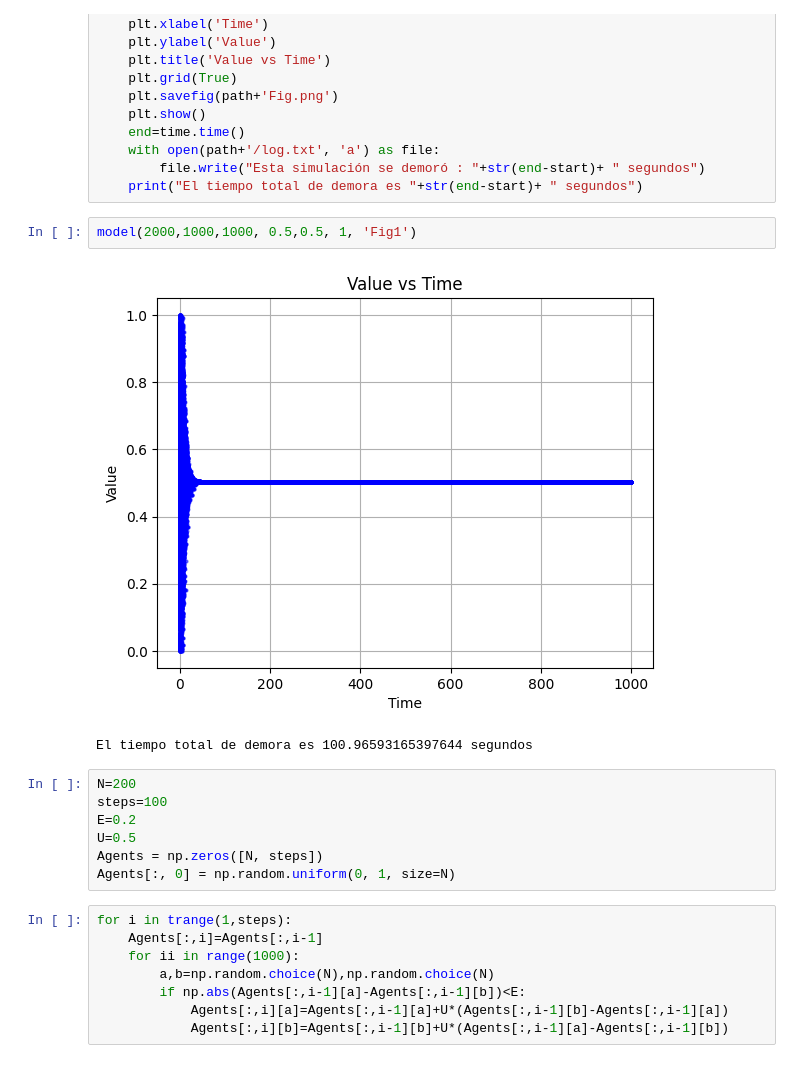
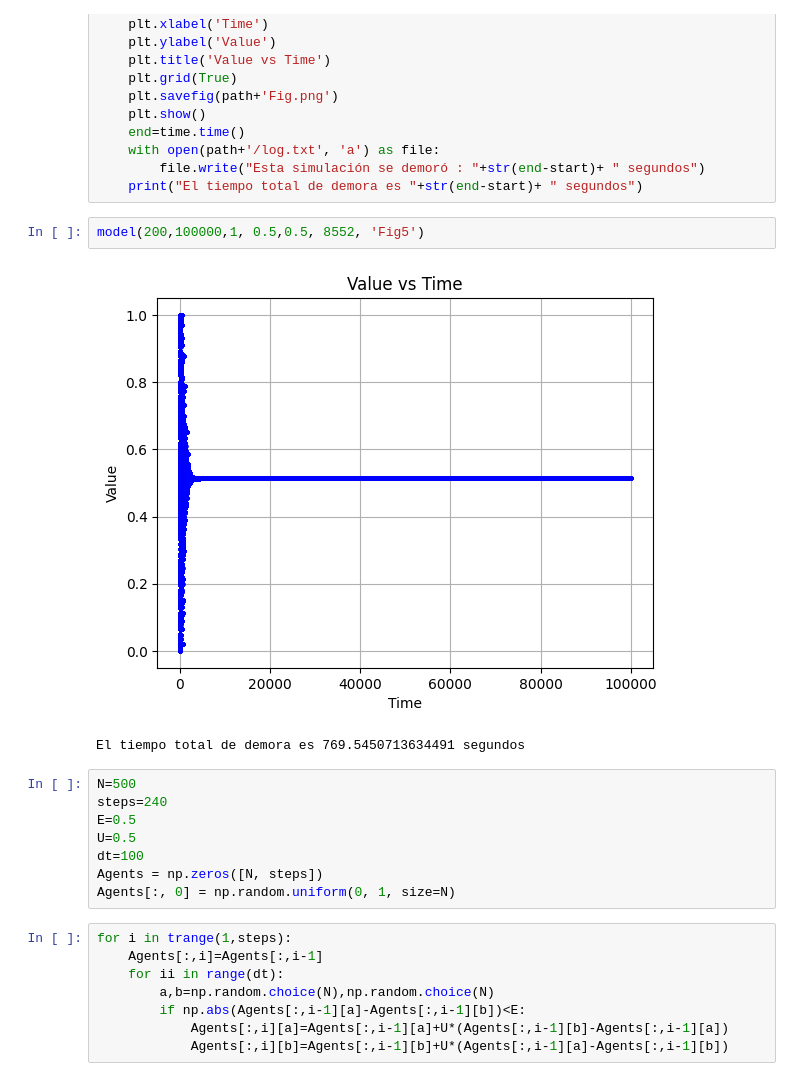
Before and after one commit to spulgares/Sociofisica, a Jupyter notebook: Deffuant Model/Deffuant.ipynb, the cells around one changed output. Drawn from its saved outputs; the diff is of its cells as text.

```diff
--- a/Deffuant Model/Deffuant.ipynb
+++ b/Deffuant Model/Deffuant.ipynb
@@ -63,21 +63,22 @@ def model(N, steps, dt, E, U, seed, nombre):
         file.write("Esta simulación se demoró : "+str(end-start)+ " segundos")
     print("El tiempo total de demora es "+str(end-start)+ " segundos")
 # %%
-model(2000,1000,1000, 0.5,0.5, 1, 'Fig1')
+model(200,100000,1, 0.5,0.5, 8552, 'Fig5')
 # %% [output]
-[figure, old version]
+[figure, new version]
-El tiempo total de demora es 100.96593165397644 segundos
+El tiempo total de demora es 769.5450713634491 segundos
 # %%
-N=200
-steps=100
-E=0.2
+N=500
+steps=240
+E=0.5
 U=0.5
+dt=100
 Agents = np.zeros([N, steps])
 Agents[:, 0] = np.random.uniform(0, 1, size=N)
 # %%
 for i in trange(1,steps):
     Agents[:,i]=Agents[:,i-1]
-    for ii in range(1000):
+    for ii in range(dt):
         a,b=np.random.choice(N),np.random.choice(N)
         if np.abs(Agents[:,i-1][a]-Agents[:,i-1][b])<E:
             Agents[:,i][a]=Agents[:,i-1][a]+U*(Agents[:,i-1][b]-Agents[:,i-1][a])
```
Also changed, not shown: parts of 3 cells of this notebook, 3 other files.
